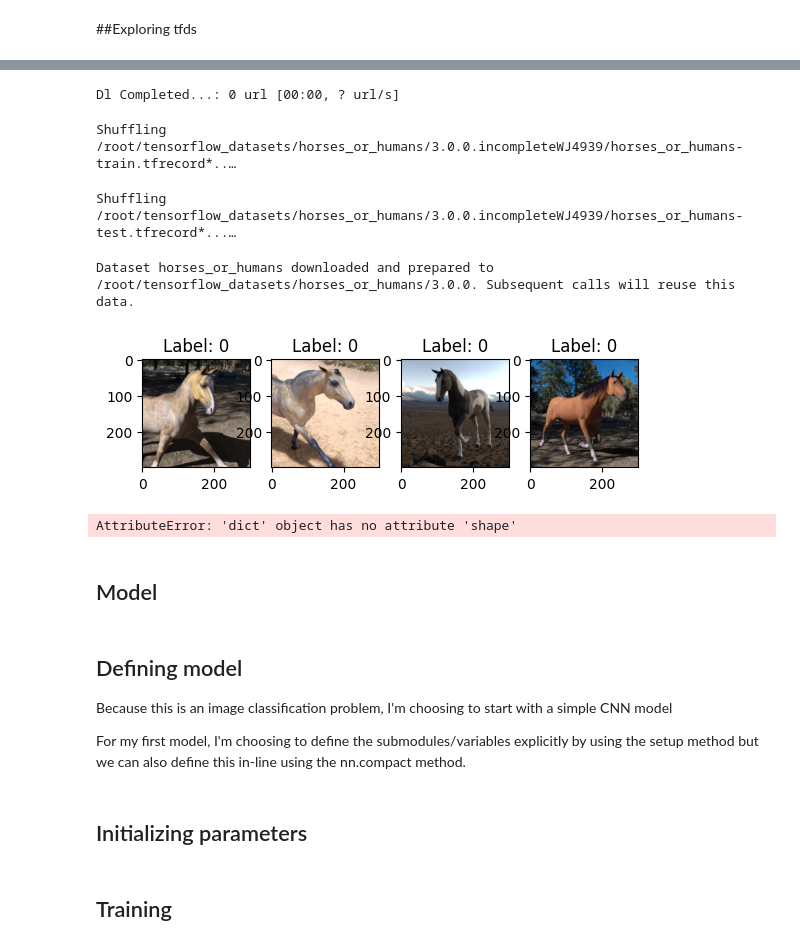
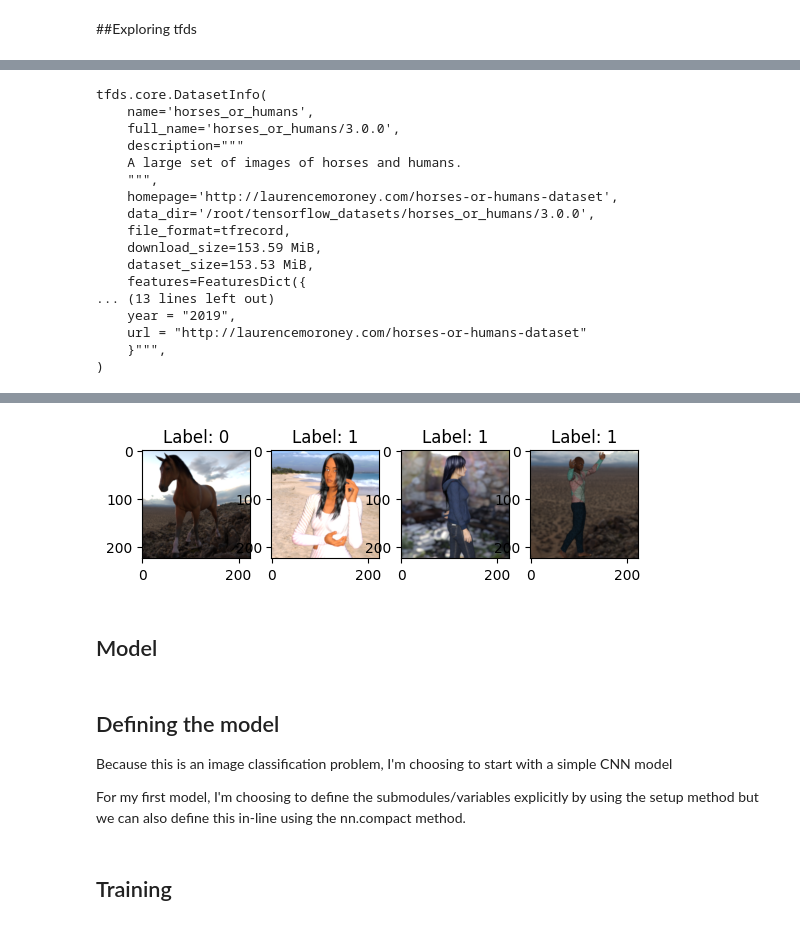
Before and after one commit to Briveraa/JAX_image_classification, a Jupyter notebook: Jax_Image_Classification.ipynb, the cells around one changed output, grey strips where cells are left out. Saved outputs shown, nothing was run; the diff lists cells and outputs as text; code cells hidden in the pictures.

```diff
--- a/Jax_Image_Classification.ipynb
+++ b/Jax_Image_Classification.ipynb
@@ -58,9 +58,9 @@ def get_datasets(split, batch_size):
   dataset = dataset.map(_preprocess) # applying the preprocessing function to each sample in the dataset
   dataset = dataset.shuffle(1000).batch(batch_size).prefetch(tf.data.experimental.AUTOTUNE) #prefetch next sample(s) to improve latency using TF to automatically determine optimal # of samples to prefetch
 
-  return dataset
+  return dataset, ds_info
 # %% [markdown]
 ##Exploring tfds
 # %%
-train_ds = get_datasets('train', 64)
-print(len(train_ds)) #17 examples per batch (total of 1027 images using 64 batch size)
+practice_ds, practice_info = get_datasets('train', 64)
+#print(len(practice_ds)) #17 examples per batch (total of 1027 images using 64 batch size)
@@ -89,15 +75,0 @@ The number of training examples: 256
-# %%
-#@title View one image before preprocessing
-
-example_train, _ = tfds.load(name=dataset_name, split="train", with_info=True) # i can delete this created above
-example_image = next(iter(example_train)) #taking only one example # should be using the variable ds_train here
-
-raw_image = example_image["image"].numpy() #.numpy() method is used to convert tensorflow tensor to NumPy array before converting to matplot for visualizaiton
-raw_label = example_image["label"].numpy() #numpy arrays works seamlessly with matplotlib you ensure compatability with matplotlib function plt.imshow()
-
-plt.imshow(raw_image)
-plt.title(f"Label: {raw_label}")
-plt.show()
-
-train_image_shape = raw_image.shape
-print(f"Shape of training image: {train_image_shape}")
@@ -107,16 +76,40 @@ Shape of training example image: (300, 300, 3)
+# %%
+practice_info
+# %% [output]
+tfds.core.DatasetInfo(
+    name='horses_or_humans',
+    full_name='horses_or_humans/3.0.0',
+    description="""
+    A large set of images of horses and humans.
+    """,
+    homepage='http://laurencemoroney.com/horses-or-humans-dataset',
+    data_dir='/root/tensorflow_datasets/horses_or_humans/3.0.0',
+    file_format=tfrecord,
+    download_size=153.59 MiB,
+    dataset_size=153.53 MiB,
+    features=FeaturesDict({
+... (13 lines left out)
+    year = "2019",
+    url = "http://laurencemoroney.com/horses-or-humans-dataset"
+    }""",
+)
 # %%
-#@title View multiple images before preprocessing
+#@title displaying images from training set
 
-example_train, _ = tfds.load(name='horses_or_humans', split="train", with_info=True) #fix this line of code
-num_images_to_display = 4 # fix this line of code
+num_images_to_display = 4
 
-for idx, raw_image in enumerate(example_train.take(num_images_to_display)):
-  image = raw_image["image"].numpy() #.numpy() method is used to convert tensorflow tensor to NumPy array before converting to matplot for visualizaiton
-  label = raw_image["label"].numpy() #numpy arrays works seamlessly with matplotlib you ensure compatability with matplotlib function plt.imshow()
+for idx, raw_image in enumerate(practice_ds.take(num_images_to_display)):
+  image = raw_image['image'].numpy().astype("uint8")# .numpy() is used to convert image tensor to NumPy array then specifically cast as 'uint8'
+  label = raw_image['label'].numpy().astype("uint8")
+  label = int(label[0])
+
+  if len(image.shape) == 4: #checking for batched datasets
+    image = image[0] #if batched then select firs element in the batch to display
 
   plt.subplot(1, num_images_to_display, idx + 1)
   plt.imshow(image)
   plt.title(f"Label: {label}")
 
+
 plt.show()
 # %% [output]
@@ -124,13 +116,8 @@ Downloading and preparing dataset 153.59 MiB (download: 153.59 MiB, generated: U
-Dl Completed...: 0 url [00:00, ? url/s]
-Shuffling /root/tensorflow_datasets/horses_or_humans/3.0.0.incompleteWJ4939/horses_or_humans-train.tfrecord*..…
-Shuffling /root/tensorflow_datasets/horses_or_humans/3.0.0.incompleteWJ4939/horses_or_humans-test.tfrecord*...…
-Dataset horses_or_humans downloaded and prepared to /root/tensorflow_datasets/horses_or_humans/3.0.0. Subsequent calls will reuse this data.
-[figure, old version]
+[figure, new version]
-AttributeError: 'dict' object has no attribute 'shape'
 # %% [markdown]
 ## Model
 # %% [markdown]
-## Defining model
+## Defining the model
 
 Because this is an image classification problem, I'm choosing to start with a simple CNN model
 
@@ -162,5 +149,3 @@ class CNN(nn.Module):
     return self.dense2(x)
 
 model = CNN()
-# %% [markdown]
-## Initializing parameters
```
Also changed, not shown: parts of 16 cells of this notebook.
